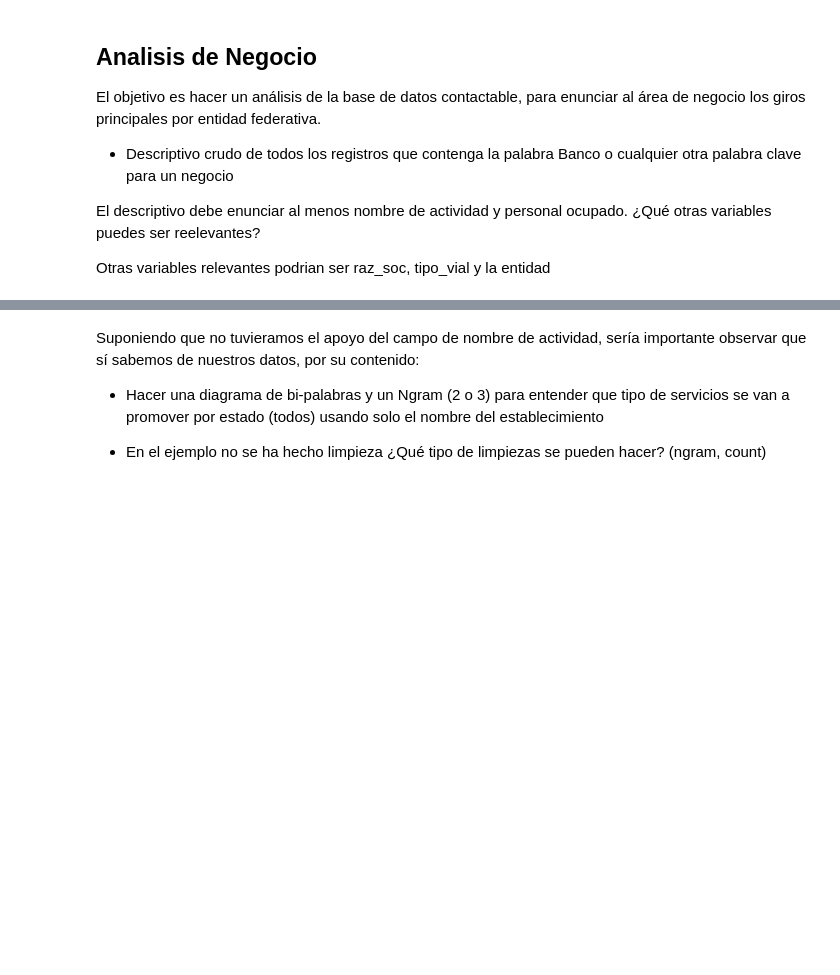
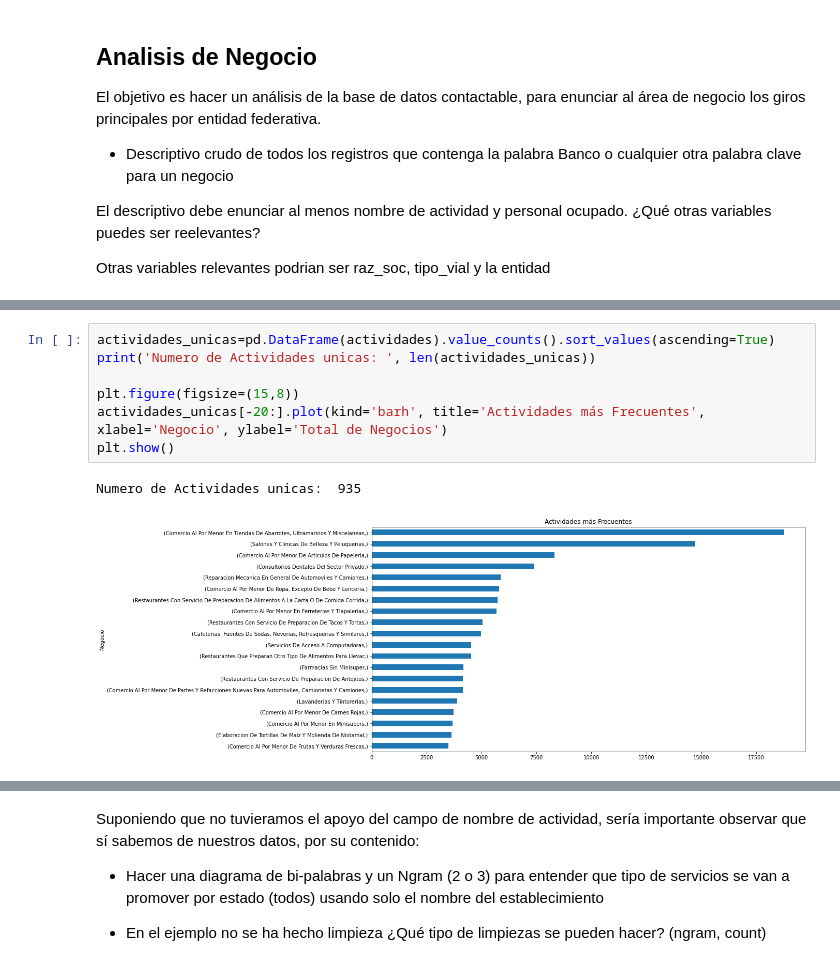
Before and after one commit to AngelGuadarrama/Consulta_DENUE, a Jupyter notebook: extractor_denue.ipynb, the cells around one changed output, grey strips where cells are left out. Cells and saved outputs as stored; diff of their text form; blank space fills up the shorter version.

```diff
--- a/extractor_denue.ipynb
+++ b/extractor_denue.ipynb
@@ -208,0 +253,10 @@ Suministro De Personal Permanente
+# %%
+actividades_unicas=pd.DataFrame(actividades).value_counts().sort_values(ascending=True)
+print('Numero de Actividades unicas: ', len(actividades_unicas))
+
+plt.figure(figsize=(15,8))
+actividades_unicas[-20:].plot(kind='barh', title='Actividades más Frecuentes', xlabel='Negocio', ylabel='Total de Negocios')
+plt.show()
+# %% [output]
+Numero de Actividades unicas:  935
+[figure, added]
```
Also changed, not shown: parts of 11 cells of this notebook.
